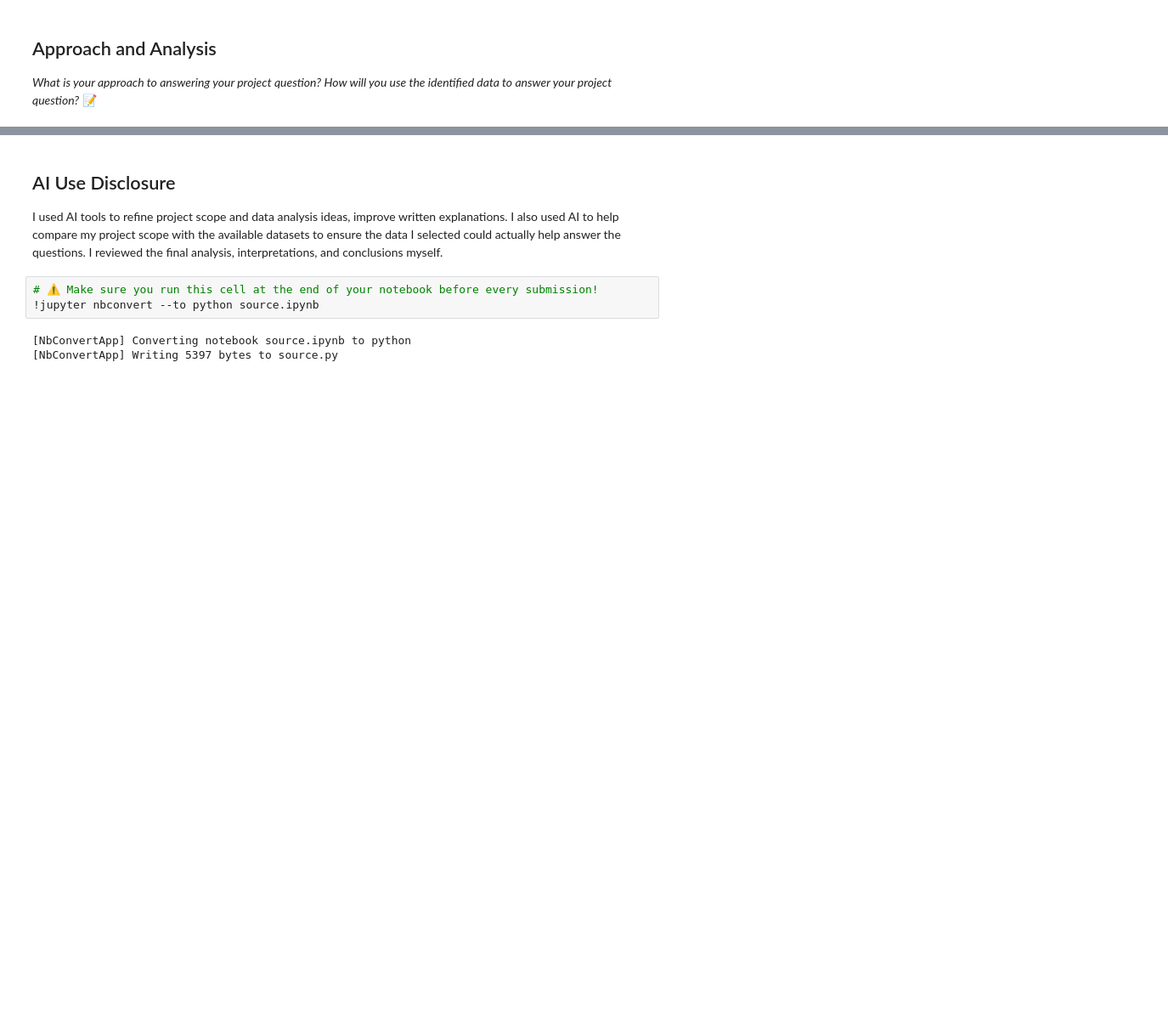
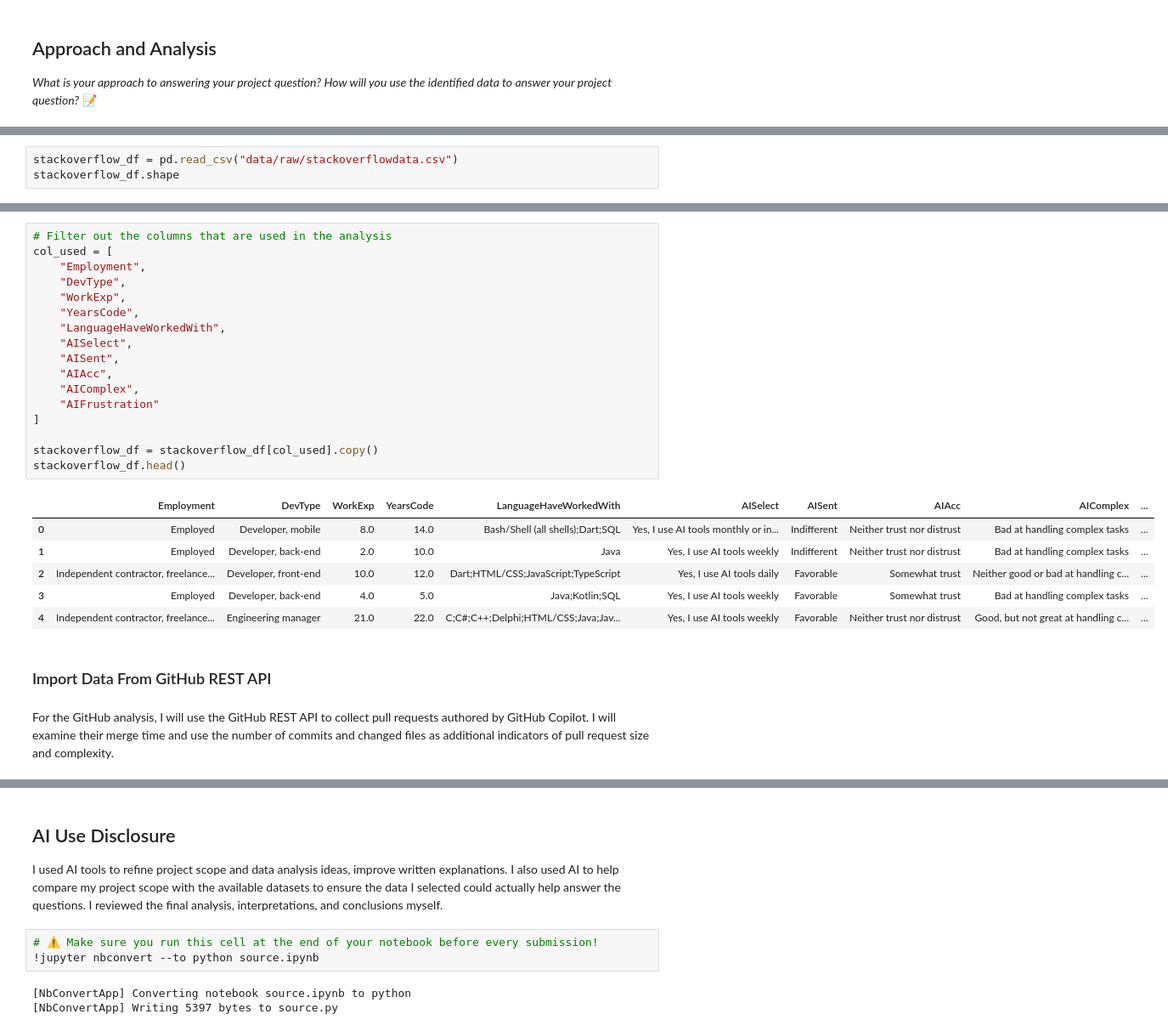
Before and after one commit to IT4063C-Fall2026/data-tech-analytics-final-project-canhkhoqua, a Jupyter notebook: source.ipynb, the cells around one changed output, grey strips where cells are left out. Shown at 85% size. Saved outputs shown, nothing was run; the diff lists cells and outputs as text; blank space fills up the shorter version.

Commit message:
changed data source and import dataset to notebook

```diff
--- a/source.ipynb
+++ b/source.ipynb
@@ -69,0 +120,3 @@ The datasets will not be directly merged but instead, their results will be used
+# %%
+stackoverflow_df = pd.read_csv("data/raw/stackoverflowdata.csv")
+stackoverflow_df.shape
@@ -69,0 +146,28 @@ The datasets will not be directly merged but instead, their results will be used
+# %%
+# Filter out the columns that are used in the analysis
+col_used = [
+    "Employment",
+    "DevType",
+    "WorkExp",
+    "YearsCode",
+    "LanguageHaveWorkedWith",
+    "AISelect",
+    "AISent",
+    "AIAcc",
+    "AIComplex",
+    "AIFrustration"
+]
+
+stackoverflow_df = stackoverflow_df[col_used].copy()
+stackoverflow_df.head()
+# %% [output]
+|  | Employment | DevType | WorkExp | YearsCode | LanguageHaveWorkedWith | AISelect | AISent | AIAcc | AIComplex | ... |
+| 0 | Employed | Developer, mobile | 8.0 | 14.0 | Bash/Shell (all shells);Dart;SQL | Yes, I use AI tools monthly or in... | Indifferent | Neither trust nor distrust | Bad at handling complex tasks | ... |
+| 1 | Employed | Developer, back-end | 2.0 | 10.0 | Java | Yes, I use AI tools weekly | Indifferent | Neither trust nor distrust | Bad at handling complex tasks | ... |
+| 2 | Independent contractor, freelance... | Developer, front-end | 10.0 | 12.0 | Dart;HTML/CSS;JavaScript;TypeScript | Yes, I use AI tools daily | Favorable | Somewhat trust | Neither good or bad at handling c... | ... |
+| 3 | Employed | Developer, back-end | 4.0 | 5.0 | Java;Kotlin;SQL | Yes, I use AI tools weekly | Favorable | Somewhat trust | Bad at handling complex tasks | ... |
+| 4 | Independent contractor, freelance... | Engineering manager | 21.0 | 22.0 | C;C#;C++;Delphi;HTML/CSS;Java;Jav... | Yes, I use AI tools weekly | Favorable | Neither trust nor distrust | Good, but not great at handling c... | ... |
+# %% [markdown]
+### Import Data From GitHub REST API
+# %% [markdown]
+For the GitHub analysis, I will use the GitHub REST API to collect pull requests authored by GitHub Copilot. I will examine their merge time and use the number of commits and changed files as additional indicators of pull request size and complexity.
```
Also changed, not shown: parts of 19 cells of this notebook, 7 other files.
